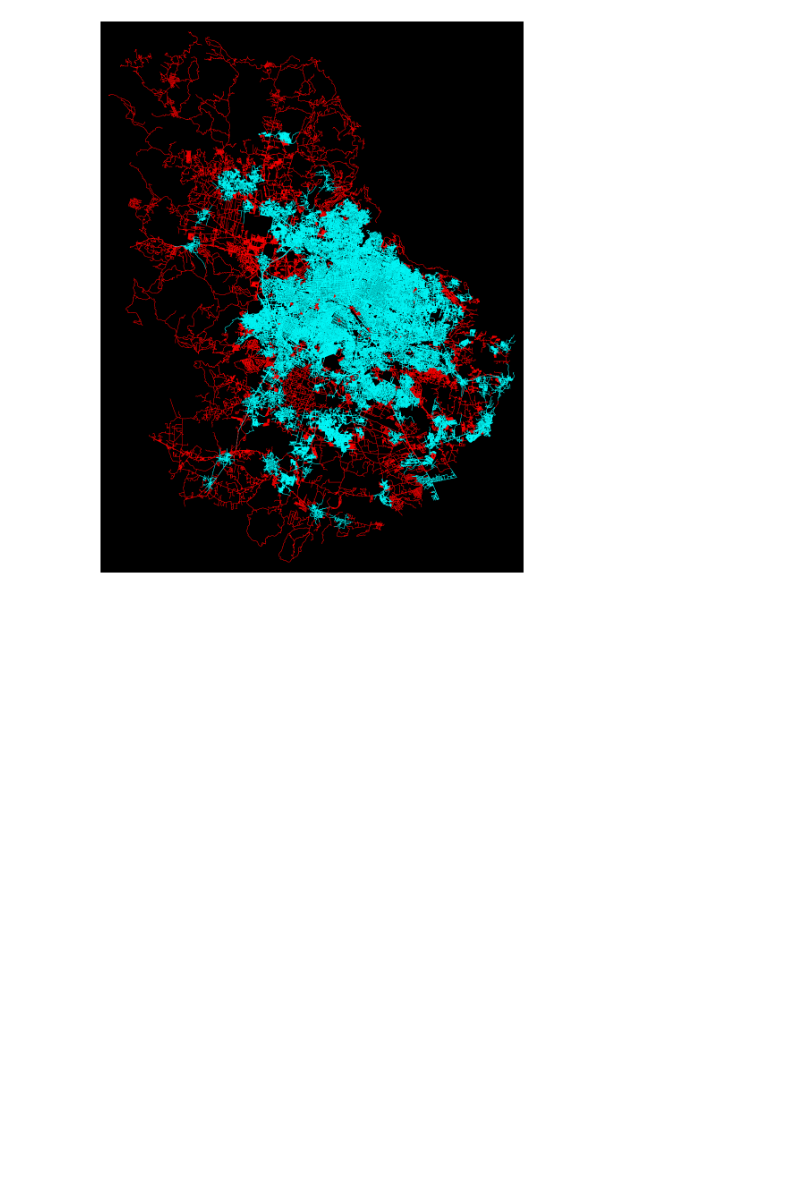
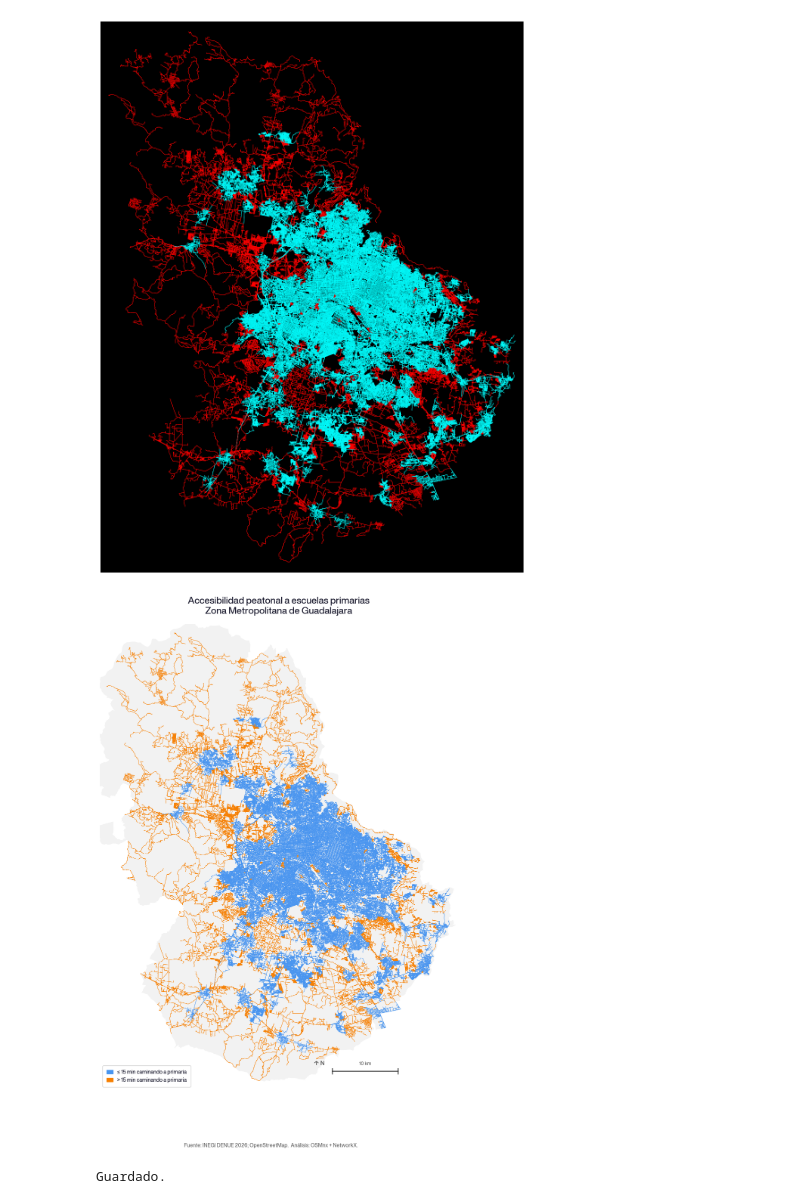
Before and after one commit to jpvillarh/urban-accessibility-gdl, a Jupyter notebook: 01_urban_network_guadalajara.ipynb, the cells around one changed output. Cells and saved outputs as stored; diff of their text form; code cells hidden in the pictures; blank space fills up the shorter version.

Commit message:
Improve map: white background, ZM boundary fill, refined palette

```diff
--- a/01_urban_network_guadalajara.ipynb
+++ b/01_urban_network_guadalajara.ipynb
@@ -436,3 +436,77 @@ fig, ax = ox.plot_graph(
 )
 # %% [output]
 [figure]
+# %%
+import matplotlib.pyplot as plt
+import matplotlib.patches as mpatches
+import matplotlib as mpl
+
+mpl.rcParams['font.family'] = 'Helvetica Now Display'
+
+BG = '#ffffff'
+COVERED = '#4895ef'
+GAP = '#f77f00'
+
+edge_colors_v2 = [
+    COVERED if (u in reachable_nodes or v in reachable_nodes) else GAP
+    for u, v, _ in G_zm_proj.edges(data=True)
+]
+
+zm_places = [
+    "Guadalajara, Jalisco, Mexico",
+    "Zapopan, Jalisco, Mexico",
+    "San Pedro Tlaquepaque, Jalisco, Mexico",
+    "Tonalá, Jalisco, Mexico",
+    "Tlajomulco de Zúñiga, Jalisco, Mexico",
+    "El Salto, Jalisco, Mexico"
+]
+zm_gdf = ox.geocode_to_gdf(zm_places).to_crs(nodes_zm.crs)
+
+fig, ax = ox.plot_graph(
+    G_zm_proj,
+    node_size=0,
+    edge_color=edge_colors_v2,
+    edge_linewidth=0.5,
+    bgcolor=BG,
+    figsize=(16, 16),
+    show=False,
+    close=False
+)
+
+zm_gdf.plot(ax=ax, color='#e0e0e0', alpha=0.4, zorder=0)
+
+ax.set_title(
+    "Accesibilidad peatonal a escuelas primarias\nZona Metropolitana de Guadalajara",
+    color='#1a1a2e', fontsize=18, fontweight='medium', pad=20
+)
+
+ax.legend(
+    handles=[
+        mpatches.Patch(color=COVERED, label='≤ 15 min caminando a primaria'),
+        mpatches.Patch(color=GAP, label='> 15 min caminando a primaria')
+    ],
+    loc='lower left', fontsize=10,
+    facecolor='white', edgecolor='#cccccc',
+    labelcolor='#1a1a2e', framealpha=0.9,
+    borderpad=0.8, handlelength=1.2
+)
+
+xmin, xmax = ax.get_xlim()
+ymin, ymax = ax.get_ylim()
+sx = xmin + (xmax - xmin) * 0.65
+sy = ymin + (ymax - ymin) * 0.04
+
+ax.plot([sx, sx + 10000], [sy, sy], color='#333333', linewidth=2, alpha=0.8)
+ax.plot([sx, sx], [sy-400, sy+400], color='#333333', linewidth=2, alpha=0.8)
+ax.plot([sx+10000, sx+10000], [sy-400, sy+400], color='#333333', linewidth=2, alpha=0.8)
+ax.text(sx + 5000, sy + 900, '10 km', color='#333333', fontsize=9, ha='center', alpha=0.8)
+ax.text(sx - 2000, sy + 900, '↑ N', color='#333333', fontsize=11, ha='center', fontweight='bold', alpha=0.8)
+
+fig.text(0.5, 0.015, 'Fuente: INEGI DENUE 2026; OpenStreetMap.  Análisis: OSMnx + NetworkX.', ha='center', color='#666666', fontsize=10)
+
+plt.savefig('accesibilidad_primarias_zm_gdl_v2.png', dpi=150, bbox_inches='tight', facecolor=BG)
+plt.show()
+print("Guardado.")
+# %% [output]
+[figure, added]
+Guardado.
```
